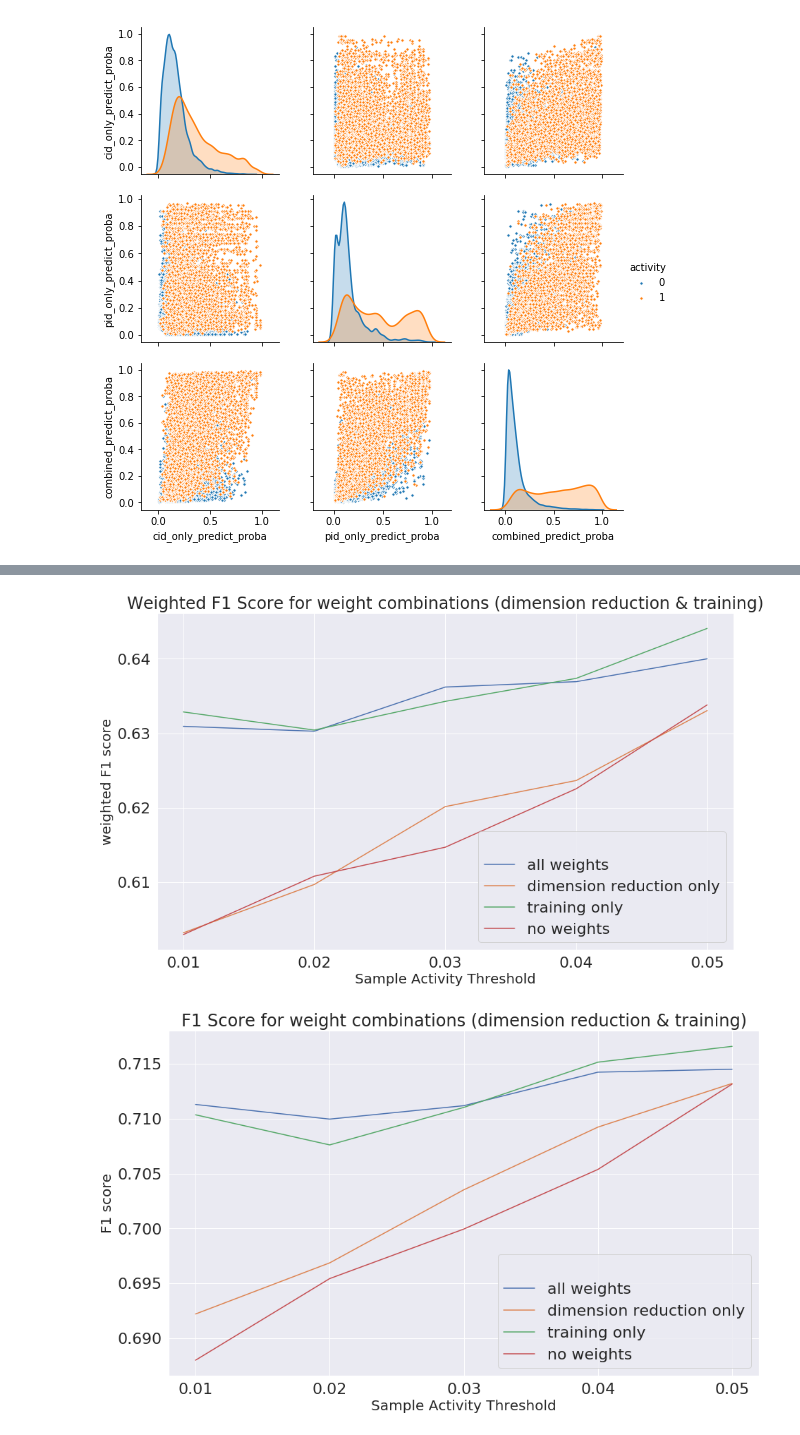
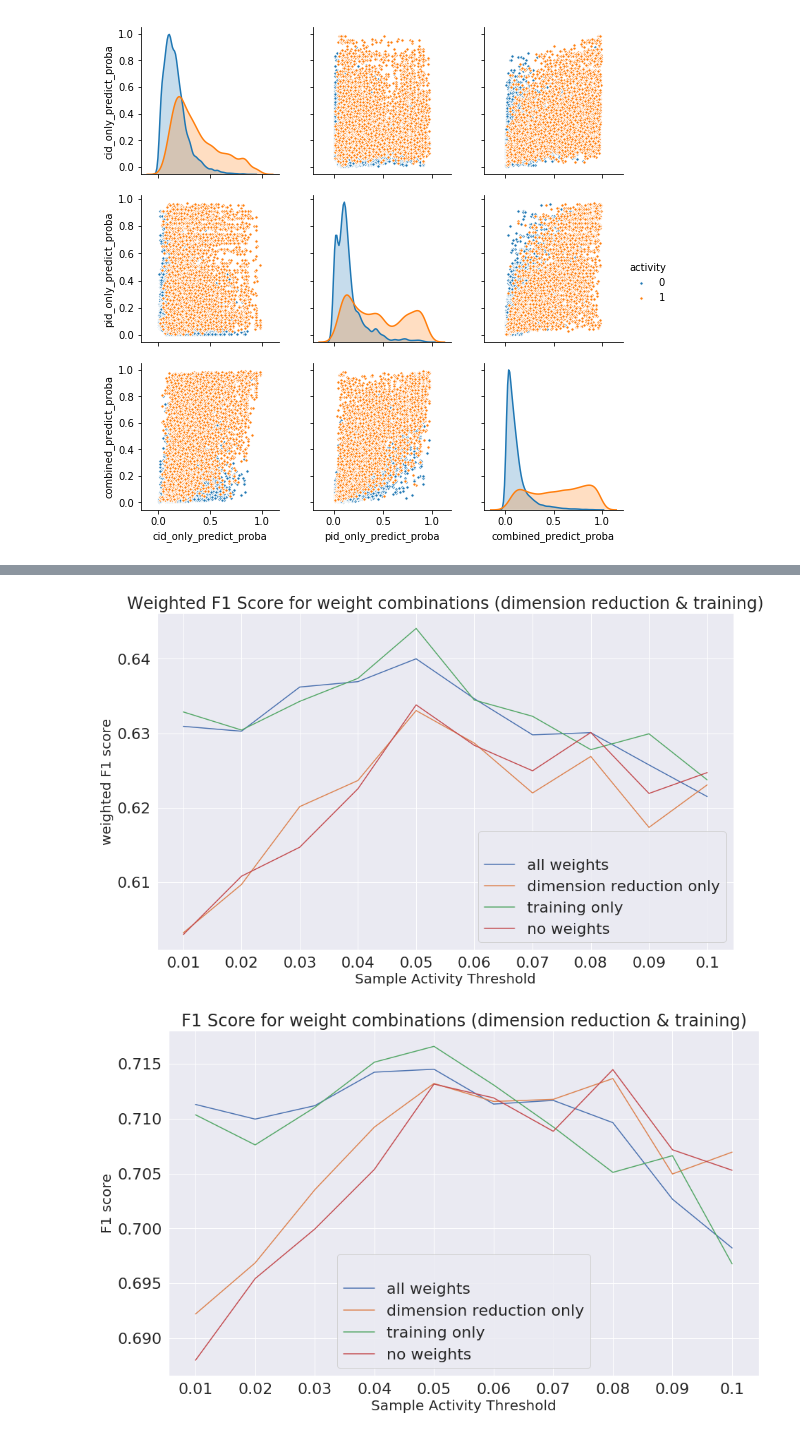
Before and after one commit to BrianDavisMath/FDA-COVID19, a Jupyter notebook: notebooks/model_comparison/model_comparison.ipynb, the cells around one changed output, grey strips where cells are left out. Saved outputs shown, nothing was run; the diff lists cells and outputs as text; code cells hidden in the pictures.

```diff
--- a/notebooks/model_comparison/model_comparison.ipynb
+++ b/notebooks/model_comparison/model_comparison.ipynb
@@ -87,0 +80,19 @@ df_no_weights
+# %%
+# activity scores used for both dimension reduction weights and training weights. Set using *sample_weight* property on XGBoost.
+df_all_weights_21 = pd.read_csv('05-21-2020/all_weights/params_and_metrics.csv')
+
+# activity scores only used for dimension reduction
+df_dim_red_weights_21 = pd.read_csv('05-21-2020/dim_red_weights/params_and_metrics.csv')
+
+# activity score only used for training
+df_training_weights_21 = pd.read_csv('05-21-2020/training_weights/params_and_metrics.csv')
+
+# no weights used
+df_no_weights_21 = pd.read_csv('05-21-2020/no_weights/params_and_metrics.csv')
+
+assert(len(df_all_weights_21) == len(df_dim_red_weights_21) == len(df_training_weights_21) == len(df_no_weights_21))
+# %%
+df_all_weights = pd.concat([df_all_weights, df_all_weights_21], ignore_index=True)
+df_dim_red_weights = pd.concat([df_dim_red_weights, df_dim_red_weights_21], ignore_index=True)
+df_training_weights = pd.concat([df_training_weights, df_training_weights_21], ignore_index=True)
+df_no_weights = pd.concat([df_no_weights, df_no_weights_21], ignore_index=True)
@@ -98,7 +109,7 @@ df2 = df2[['run_id', 'dim_f1_score_weighted', 'dim_f1_score_unweighted']]
 df3 = df3[['run_id', 'train_f1_score_weighted', 'train_f1_score_unweighted']]
 df4 = df4[['run_id', 'no_f1_score_weighted', 'no_f1_score_unweighted']]
 # %%
-df_merged = df1.merge(df2, on='run_id').merge(df3, on='run_id').merge(df4, on='run_id')
+df_merged = df1.merge(df2, left_index=True, right_index=True).merge(df3, left_index=True, right_index=True).merge(df4, left_index=True, right_index=True)
 # %%
 df_merged1 = df_merged[['run_threshold', 'all_f1_score_weighted', 'dim_f1_score_weighted', 'train_f1_score_weighted', 'no_f1_score_weighted']]
 df_merged2 = df_merged[['run_threshold', 'all_f1_score_unweighted', 'dim_f1_score_unweighted', 'train_f1_score_unweighted', 'no_f1_score_unweighted']]
@@ -121,29 +132,30 @@ df_melt2 = pd.melt(df_merged2, id_vars=['run_threshold'],
 # %%
 fig, ax = pyplot.subplots(figsize=(15, 9))
 sns.set(font_scale=2)
 ax = sns.lineplot(x="run_threshold", y="value", hue='variable', data=df_melt1)
 ax.set_title('Weighted F1 Score for weight combinations (dimension reduction & training)')
 
-ax.set_xticks(np.arange(0.01,0.06,0.01))
-ax.set_xticklabels(['0.01','0.02','0.03','0.04','0.05'])
+rng = np.arange(0.01,0.11,0.01)
+ax.set_xticks(rng)
+ax.set_xticklabels([str(round(x, 2)) for x in rng])
 
 ax.set_xlabel('Sample Activity Threshold',fontsize=20);
 ax.set_ylabel('weighted F1 score',fontsize=20);
 legend = ax.legend()
 legend.texts[0].set_text("")
 
 fig, ax = pyplot.subplots(figsize=(15, 9))
 sns.set(font_scale=2)
 ax = sns.lineplot(x="run_threshold", y="value", hue='variable', data=df_melt2)
 ax.set_title('F1 Score for weight combinations (dimension reduction & training)')
 
-ax.set_xticks(np.arange(0.01,0.06,0.01))
-ax.set_xticklabels(['0.01','0.02','0.03','0.04','0.05'])
+ax.set_xticks(rng)
+ax.set_xticklabels([str(round(x, 2)) for x in rng])
 
 ax.set_xlabel('Sample Activity Threshold',fontsize=20);
 ax.set_ylabel('F1 score',fontsize=20);
 legend = ax.legend()
 legend.texts[0].set_text("")
 # %% [output]
-[figure, old version]
+[figure, new version]
-[figure, old version]
+[figure, new version]
```
Also changed, not shown: parts of 5 cells of this notebook, 49 other files.
